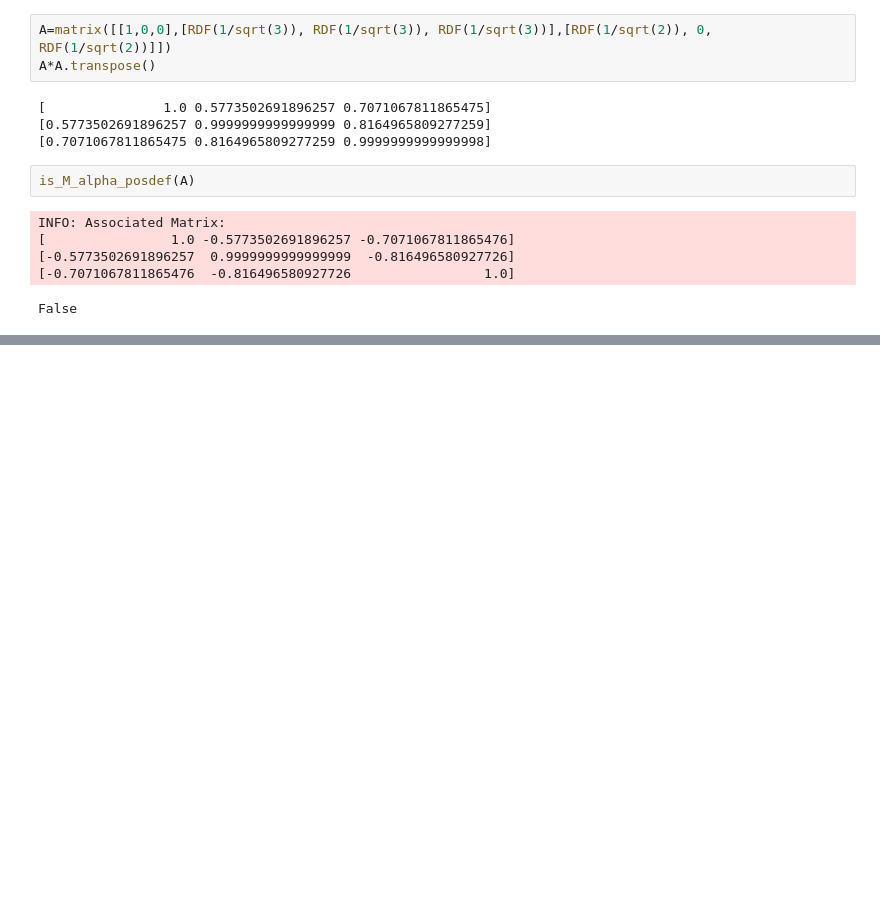
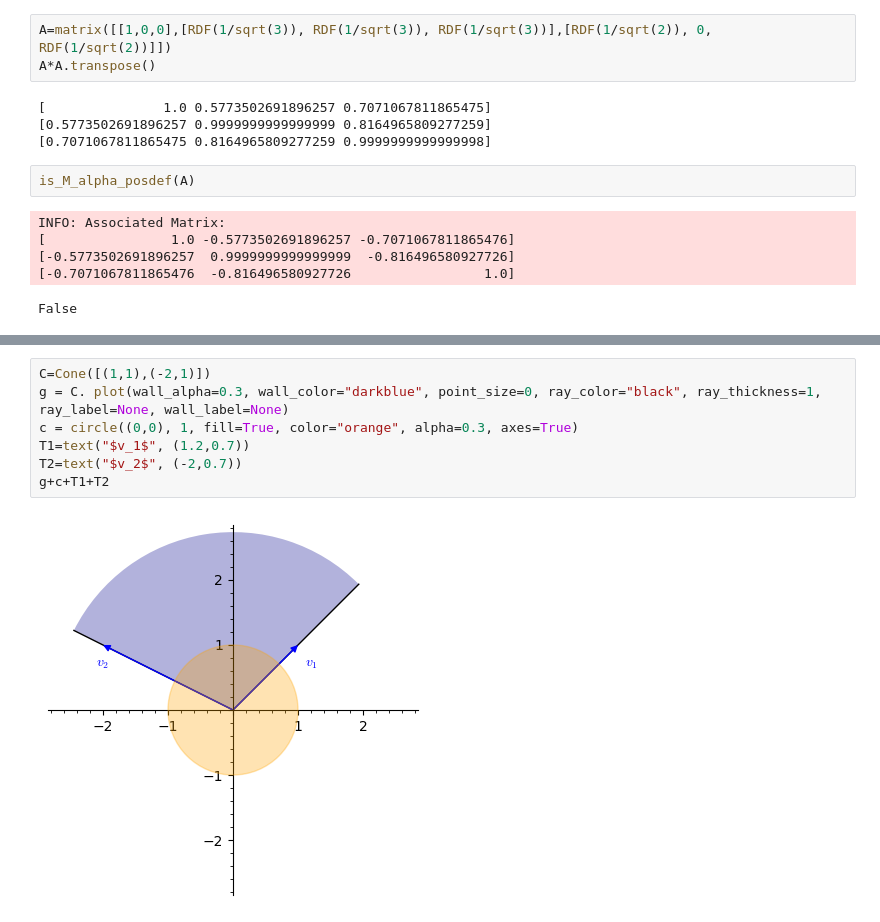
Before and after one commit to allisonfitisone/Qualifying-Files, a Jupyter notebook: presentation_jupyter.ipynb, the cells around one changed output, grey strips where cells are left out. Cells and saved outputs as stored; diff of their text form; blank space fills up the shorter version.

```diff
--- a/presentation_jupyter.ipynb
+++ b/presentation_jupyter.ipynb
@@ -35,5 +93,14 @@ j
 # %% [output]
 Graphics3d Object
+# %%
+C=Cone([(1,1),(-2,1)])
+g = C. plot(wall_alpha=0.3, wall_color="darkblue", point_size=0, ray_color="black", ray_thickness=1, ray_label=None, wall_label=None)
+c = circle((0,0), 1, fill=True, color="orange", alpha=0.3, axes=True)
+T1=text("$v_1$", (1.2,0.7))
+T2=text("$v_2$", (-2,0.7))
+g+c+T1+T2
+# %% [output]
+[figure, added]
 # %%
 #BV-decomp
 c_1 = Cone ([(0,1,0), (1,0,1), (1,0,0)]) #blue
```
Also changed, not shown: parts of 11 cells of this notebook.
